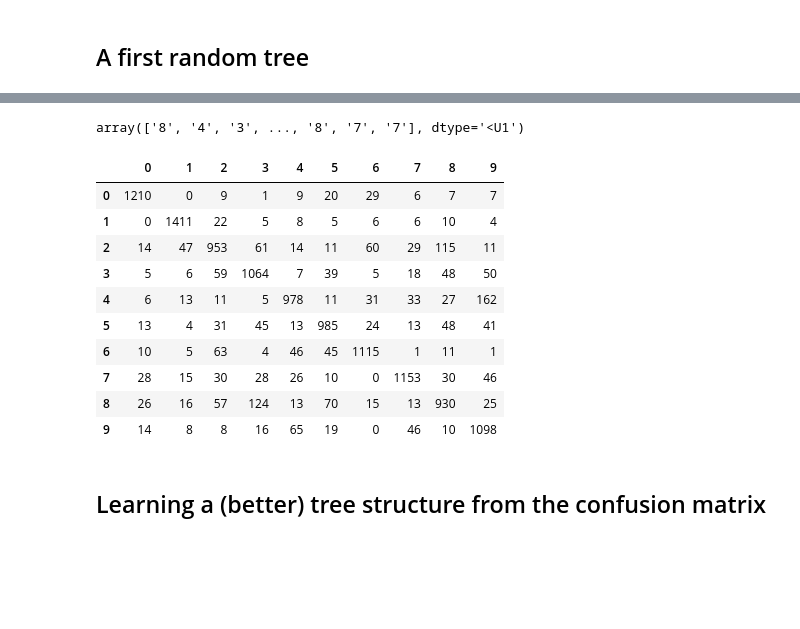
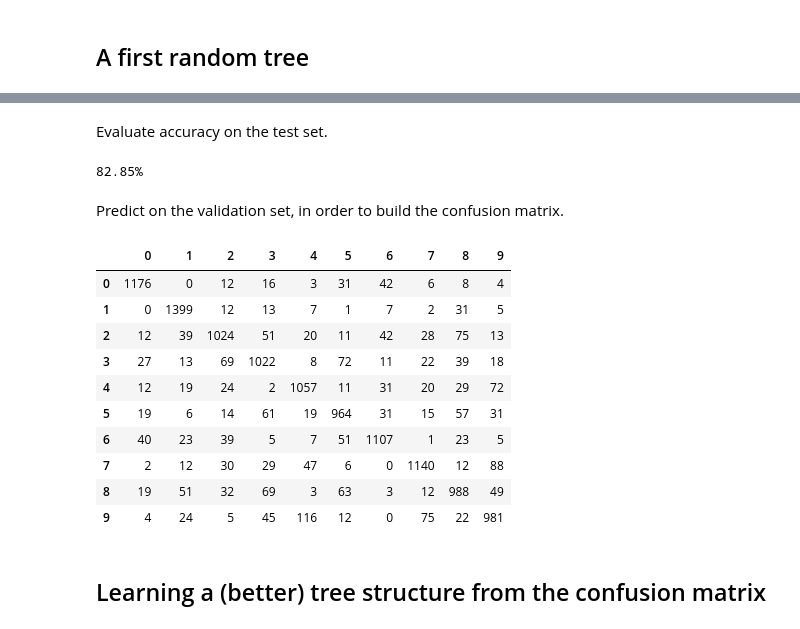
Before and after one commit to MaxHalford/myriade, a Jupyter notebook: Workbench.ipynb, the cells around one changed output, grey strips where cells are left out. Cells and saved outputs as stored; diff of their text form; code cells hidden in the pictures; blank space fills up the shorter version.

```diff
--- a/Workbench.ipynb
+++ b/Workbench.ipynb
@@ -31,32 +33,38 @@ from sklearn import linear_model
 clf = linear_model.LogisticRegression(random_state=42, max_iter=1000)
 
 _ = train(tree, clf, X_fit, y_fit)
+# %% [markdown]
+Evaluate accuracy on the test set.
+# %%
+from sklearn import metrics
+
+predict(tree, X_test, y_pred := np.empty(len(X_test), dtype=str))
+print(f"{metrics.accuracy_score(y_test, y_pred):.2%}")
+# %% [output]
+82.85%
+# %% [markdown]
+Predict on the validation set, in order to build the confusion matrix.
 # %%
 %run myriad/myriad.py
 
 import numpy as np
 
 predict(tree, X_val, y_pred := np.empty(len(X_val), dtype=str))
-# %%
-y_pred
-# %% [output]
-array(['8', '4', '3', ..., '8', '7', '7'], dtype='<U1')
 # %%
-from sklearn import metrics
-
 confusion = metrics.confusion_matrix(y_val, y_pred, labels=labels)
-pd.DataFrame(confusion, index=labels, columns=labels).sort_index(axis=1).sort_index(axis=0)
+confusion = pd.DataFrame(confusion, index=labels, columns=labels).sort_index(axis=1).sort_index(axis=0)
+confusion
 # %% [output]
 |  | 0 | 1 | 2 | 3 | 4 | 5 | 6 | 7 | 8 | 9 |
-| 0 | 1210 | 0 | 9 | 1 | 9 | 20 | 29 | 6 | 7 | 7 |
-| 1 | 0 | 1411 | 22 | 5 | 8 | 5 | 6 | 6 | 10 | 4 |
-| 2 | 14 | 47 | 953 | 61 | 14 | 11 | 60 | 29 | 115 | 11 |
-| 3 | 5 | 6 | 59 | 1064 | 7 | 39 | 5 | 18 | 48 | 50 |
-| 4 | 6 | 13 | 11 | 5 | 978 | 11 | 31 | 33 | 27 | 162 |
-| 5 | 13 | 4 | 31 | 45 | 13 | 985 | 24 | 13 | 48 | 41 |
-| 6 | 10 | 5 | 63 | 4 | 46 | 45 | 1115 | 1 | 11 | 1 |
-| 7 | 28 | 15 | 30 | 28 | 26 | 10 | 0 | 1153 | 30 | 46 |
-| 8 | 26 | 16 | 57 | 124 | 13 | 70 | 15 | 13 | 930 | 25 |
-| 9 | 14 | 8 | 8 | 16 | 65 | 19 | 0 | 46 | 10 | 1098 |
+| 0 | 1176 | 0 | 12 | 16 | 3 | 31 | 42 | 6 | 8 | 4 |
+| 1 | 0 | 1399 | 12 | 13 | 7 | 1 | 7 | 2 | 31 | 5 |
+| 2 | 12 | 39 | 1024 | 51 | 20 | 11 | 42 | 28 | 75 | 13 |
+| 3 | 27 | 13 | 69 | 1022 | 8 | 72 | 11 | 22 | 39 | 18 |
+| 4 | 12 | 19 | 24 | 2 | 1057 | 11 | 31 | 20 | 29 | 72 |
+| 5 | 19 | 6 | 14 | 61 | 19 | 964 | 31 | 15 | 57 | 31 |
+| 6 | 40 | 23 | 39 | 5 | 7 | 51 | 1107 | 1 | 23 | 5 |
+| 7 | 2 | 12 | 30 | 29 | 47 | 6 | 0 | 1140 | 12 | 88 |
+| 8 | 19 | 51 | 32 | 69 | 3 | 63 | 3 | 12 | 988 | 49 |
+| 9 | 4 | 24 | 5 | 45 | 116 | 12 | 0 | 75 | 22 | 981 |
 # %% [markdown]
 ## Learning a (better) tree structure from the confusion matrix
```
Also changed, not shown: parts of 8 cells of this notebook, 16 other files.
